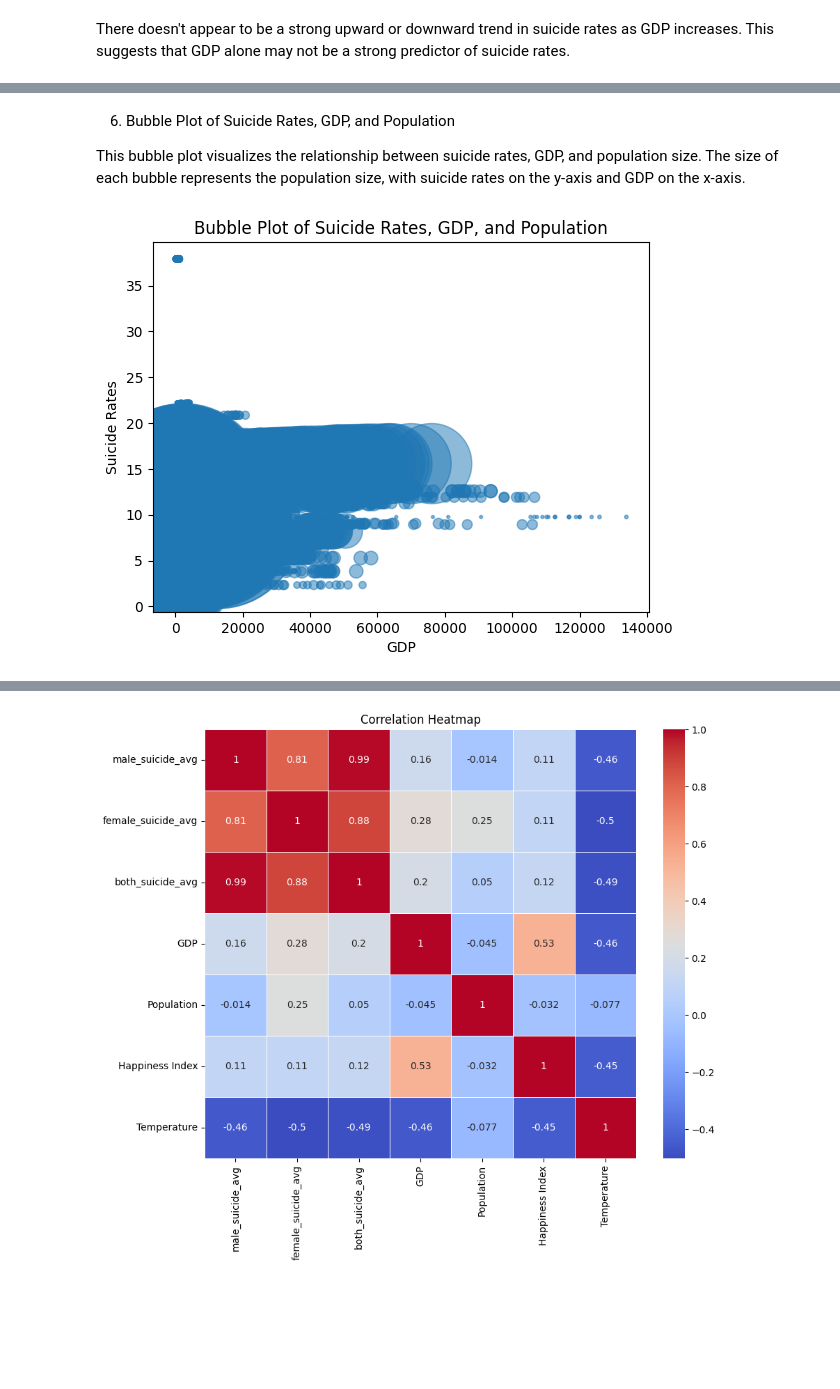
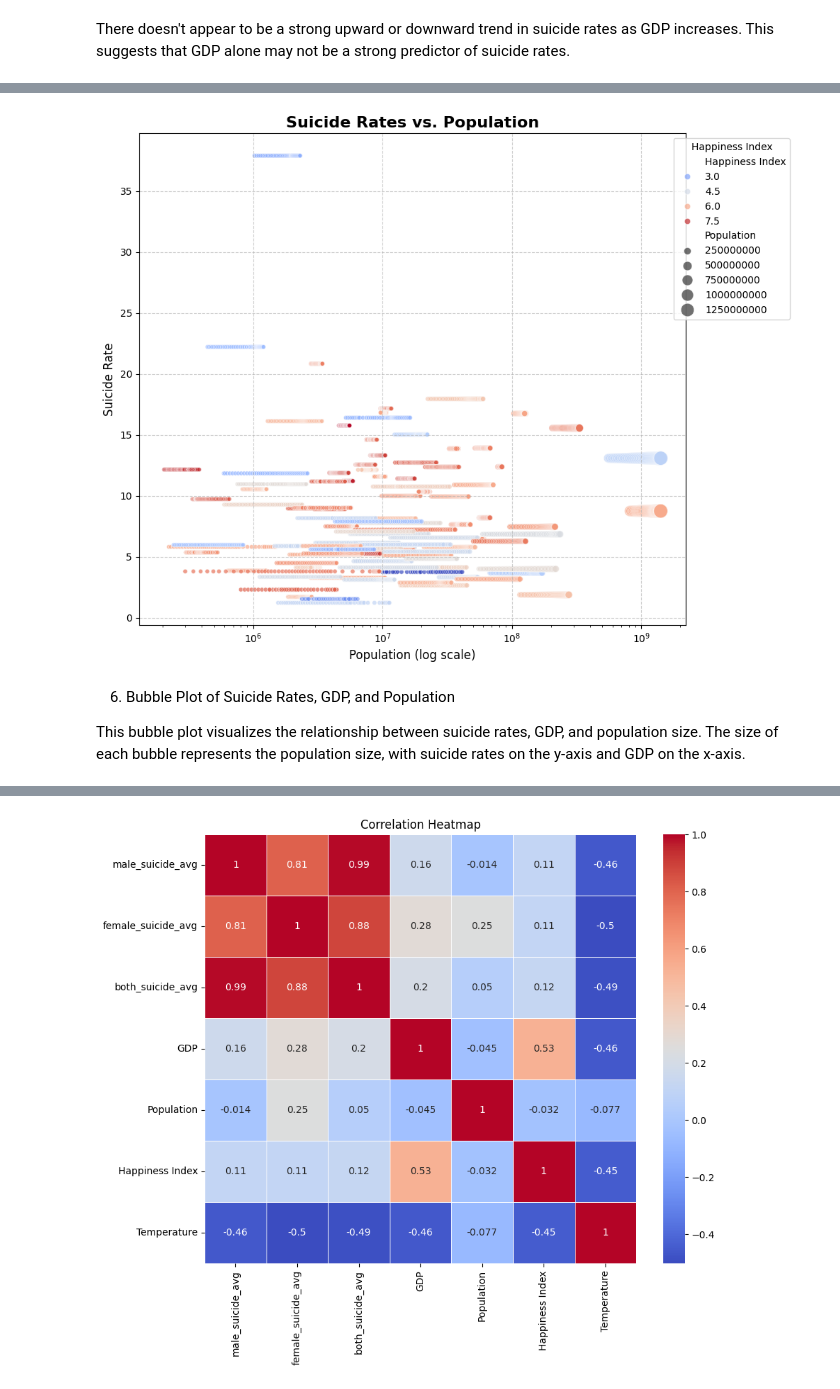
Before and after one commit to Om-P-Kokate/Data-Mining-Project---Suicide-Prediction-System, a Jupyter notebook: Data Mining Milestone 2.ipynb, the cells around one changed output, grey strips where cells are left out. Saved outputs shown, nothing was run; the diff lists cells and outputs as text; code cells hidden in the pictures; blank space fills up the shorter version.

```diff
--- a/Data Mining Milestone 2.ipynb
+++ b/Data Mining Milestone 2.ipynb
@@ -389,12 +388,41 @@ The scatter plot does not show a clear linear or non-linear relationship between
+# %%
+# Create a scatterplot with improvements
+plt.figure(figsize=(10, 8))
+
+# Add scatterplot with color mapping and point size based on population
+sns.scatterplot(
+    data=df,
+    x='Population',
+    y='both_suicide_avg',
+    hue='Happiness Index',  # Use color based on 'Happiness Index'
+    size='Population',      # Adjust point size based on population
+    sizes=(20, 200),        # Set a range for point sizes
+    alpha=0.7,              # Add transparency
+    palette='coolwarm',     # Set a visually appealing color palette
+    edgecolor='w',          # Add white edgecolor for visibility
+    linewidth=0.5           # Set edge thickness
+)
+
+# Add title and axis labels
+plt.title('Suicide Rates vs. Population', fontsize=16, fontweight='bold')
+plt.xlabel('Population (log scale)', fontsize=12)
+plt.ylabel('Suicide Rate', fontsize=12)
+
+# Scale the x-axis logarithmically for better visualization if necessary
+plt.xscale('log')
+
+# Add grid for readability
+plt.grid(True, linestyle='--', alpha=0.6)
+
+# Adjust the legend
+plt.legend(title='Happiness Index', loc='upper right', bbox_to_anchor=(1.2, 1))
+
+# Show the plot
+plt.tight_layout()
+plt.show()
+# %% [output]
+[figure, added]
 # %% [markdown]
 6. Bubble Plot of Suicide Rates, GDP, and Population
 
 This bubble plot visualizes the relationship between suicide rates, GDP, and population size. The size of each bubble represents the population size, with suicide rates on the y-axis and GDP on the x-axis.
-# %%
-plt.scatter(df['GDP'], df['both_suicide_avg'], s = df['Population']/100000, alpha = 0.5)
-plt.xlabel('GDP')
-plt.ylabel('Suicide Rates')
-plt.title('Bubble Plot of Suicide Rates, GDP, and Population')
-plt.show()
-# %% [output]
-[figure, removed]
```
Also changed, not shown: parts of 28 cells of this notebook.
